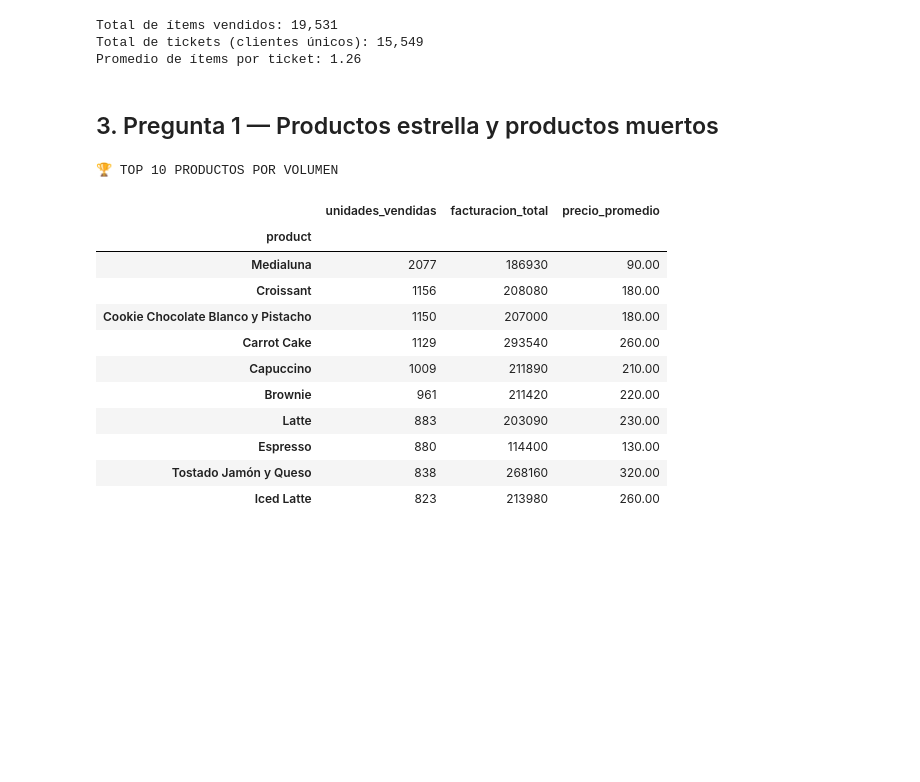
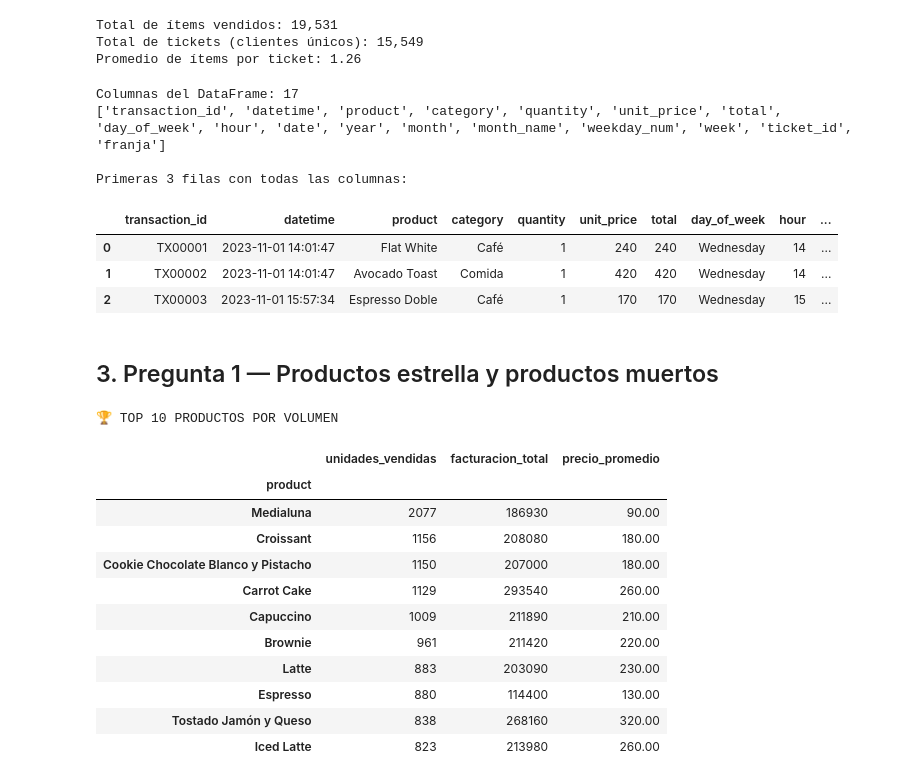
Before and after one commit to andres5493/cafeteria-analysis, a Jupyter notebook: notebooks/01_eda_inicial.ipynb, the cells around one changed output. Cells and saved outputs as stored; diff of their text form; code cells hidden in the pictures; blank space fills up the shorter version.

```diff
--- a/notebooks/01_eda_inicial.ipynb
+++ b/notebooks/01_eda_inicial.ipynb
@@ -111,6 +186,22 @@ print(f"Promedio de ítems por ticket: {items_por_ticket:.2f}")
 Total de ítems vendidos: 19,531
 Total de tickets (clientes únicos): 15,549
 Promedio de ítems por ticket: 1.26
+# %%
+# Ver todas las columnas que tenemos ahora
+print(f"Columnas del DataFrame: {df.shape[1]}")
+print(df.columns.tolist())
+print()
+print("Primeras 3 filas con todas las columnas:")
+df.head(3)
+# %% [output]
+Columnas del DataFrame: 17
+['transaction_id', 'datetime', 'product', 'category', 'quantity', 'unit_price', 'total', 'day_of_week', 'hour', 'date', 'year', 'month', 'month_name', 'weekday_num', 'week', 'ticket_id', 'franja']
+
+Primeras 3 filas con todas las columnas:
+|  | transaction_id | datetime | product | category | quantity | unit_price | total | day_of_week | hour | ... |
+| 0 | TX00001 | 2023-11-01 14:01:47 | Flat White | Café | 1 | 240 | 240 | Wednesday | 14 | ... |
+| 1 | TX00002 | 2023-11-01 14:01:47 | Avocado Toast | Comida | 1 | 420 | 420 | Wednesday | 14 | ... |
+| 2 | TX00003 | 2023-11-01 15:57:34 | Espresso Doble | Café | 1 | 170 | 170 | Wednesday | 15 | ... |
 # %% [markdown]
 ## 3. Pregunta 1 — Productos estrella y productos muertos
 # %%
```
Also changed, not shown: parts of 5 cells of this notebook.
